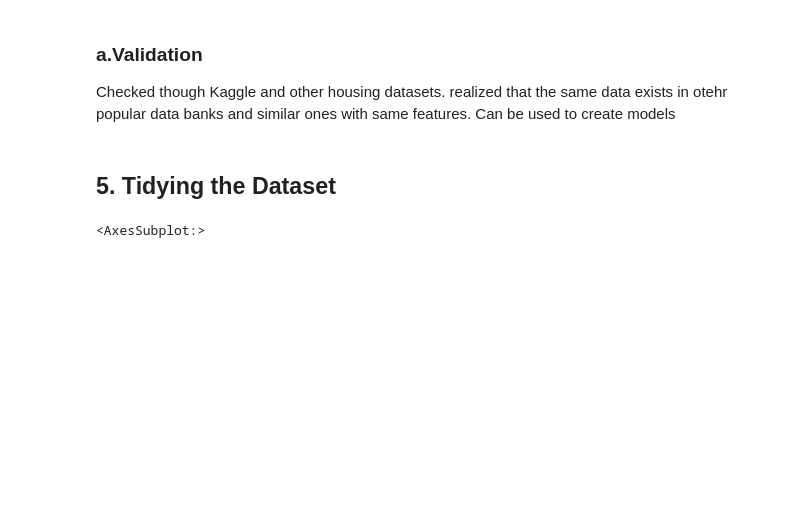
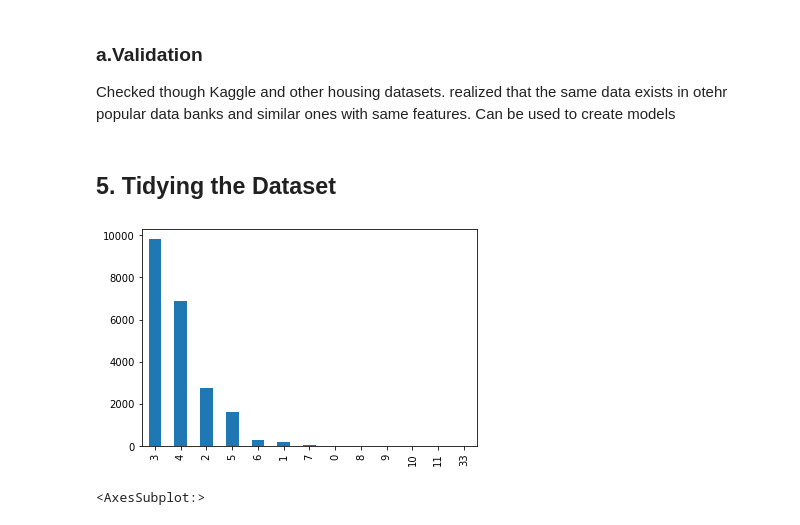
Before and after one commit to ronidad/regression, a Jupyter notebook: REAL_ESTATE_ANALYSIS_IP.ipynb, the cells around one changed output. Cells and saved outputs as stored; diff of their text form; code cells hidden in the pictures; blank space fills up the shorter version.

```diff
--- a/REAL_ESTATE_ANALYSIS_IP.ipynb
+++ b/REAL_ESTATE_ANALYSIS_IP.ipynb
@@ -142,0 +140,9 @@ Making sure your data matches something outside of the dataset is very important
+# %%
+# Checking for Anomalies
+houses['bedrooms'].value_counts().plot(kind='bar')
+#remove houses with 0 bedrooms and 7 plus bedrooms since they are very low
+good_bedrooms = [1,2,3,4,5,6]
+
+#
+# %% [output]
+[figure, added]
```
Also changed, not shown: parts of 15 cells of this notebook.
